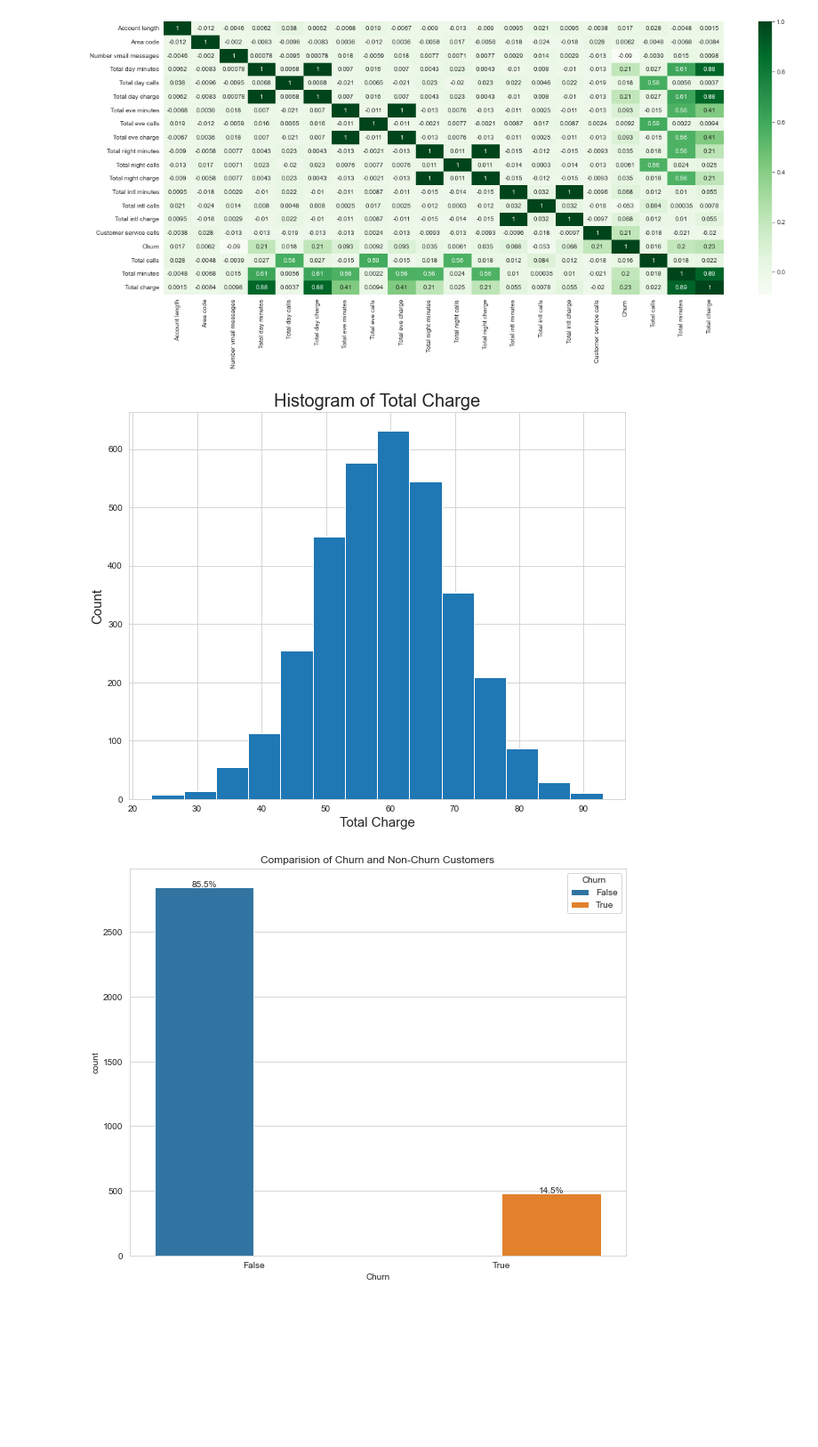
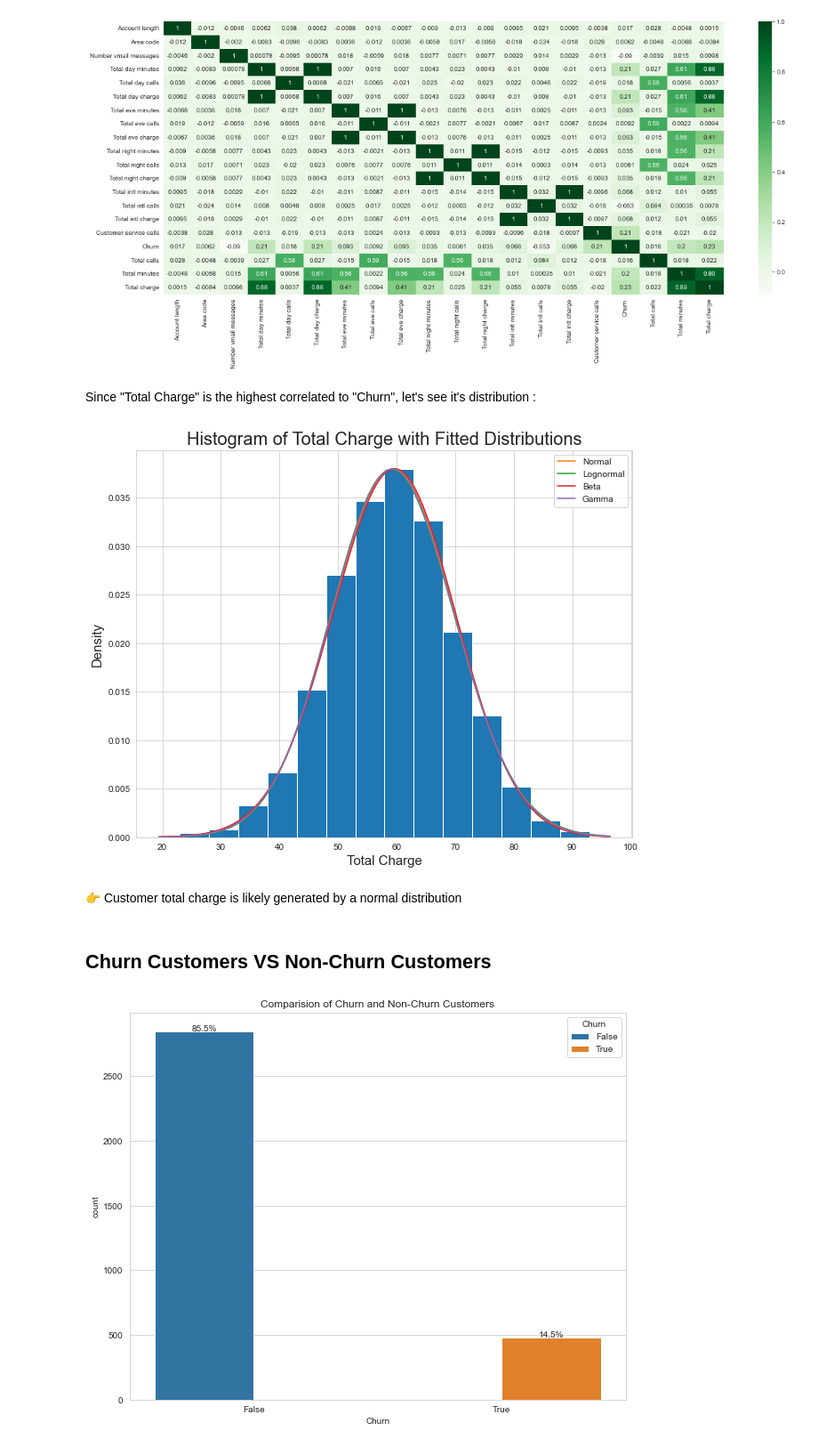
Before and after one commit to Fatima-EzzahraFettah/PhoneOperator_Challenge, a Jupyter notebook: phone_operator_starting_kit.ipynb, the cells around one changed output. Shown at 89% size. Saved outputs shown, nothing was run; the diff lists cells and outputs as text; code cells hidden in the pictures; blank space fills up the shorter version.

```diff
--- a/phone_operator_starting_kit.ipynb
+++ b/phone_operator_starting_kit.ipynb
@@ -454,14 +454,33 @@ sns.heatmap(df.corr(), cmap = 'Greens', annot = True)
 plt.show()
 # %% [output]
 [figure]
+# %% [markdown]
+Since "Total Charge" is the highest correlated to "Churn", let's see it's distribution :
 # %%
-# Let's see the Total Charge distribution
-plt.figure(figsize = (10,8))
-plt.hist(x = df['Total charge'], bins = np.arange(min(df['Total charge']), max(df['Total charge']), 5))
-plt.title('Histogram of Total Charge', fontsize = 20)
-plt.xlabel('Total Charge', fontsize = 15)
-plt.ylabel('Count', fontsize = 15)
+from scipy.stats import beta, lognorm, norm, expon, gamma
+
+# Define the distributions to fit and plot
+distributions = [norm,lognorm,beta,gamma]
+dist_names = ['Normal','Lognormal','Beta', 'Gamma']
+
+# Fit and plot the distributions
+plt.figure(figsize=(10, 8))
+plt.hist(df['Total charge'], bins=np.arange(min(df['Total charge']), max(df['Total charge']), 5), density=True)
+xmin, xmax = plt.xlim()
+x = np.linspace(xmin, xmax, 100)
+for dist, name in zip(distributions, dist_names):
+    params = dist.fit(df['Total charge'])
+    pdf = dist.pdf(x, *params)
+    plt.plot(x, pdf, label=name)
+plt.title('Histogram of Total Charge with Fitted Distributions', fontsize=20)
+plt.xlabel('Total Charge', fontsize=15)
+plt.ylabel('Density', fontsize=15)
+plt.legend()
 plt.show()
 # %% [output]
-[figure, old version]
+[figure, new version]
+# %% [markdown]
+👉 Customer total charge is likely generated by a normal distribution
+# %% [markdown]
+## Churn Customers VS Non-Churn Customers
 # %%
```
Also changed, not shown: parts of 1 cell of this notebook.
